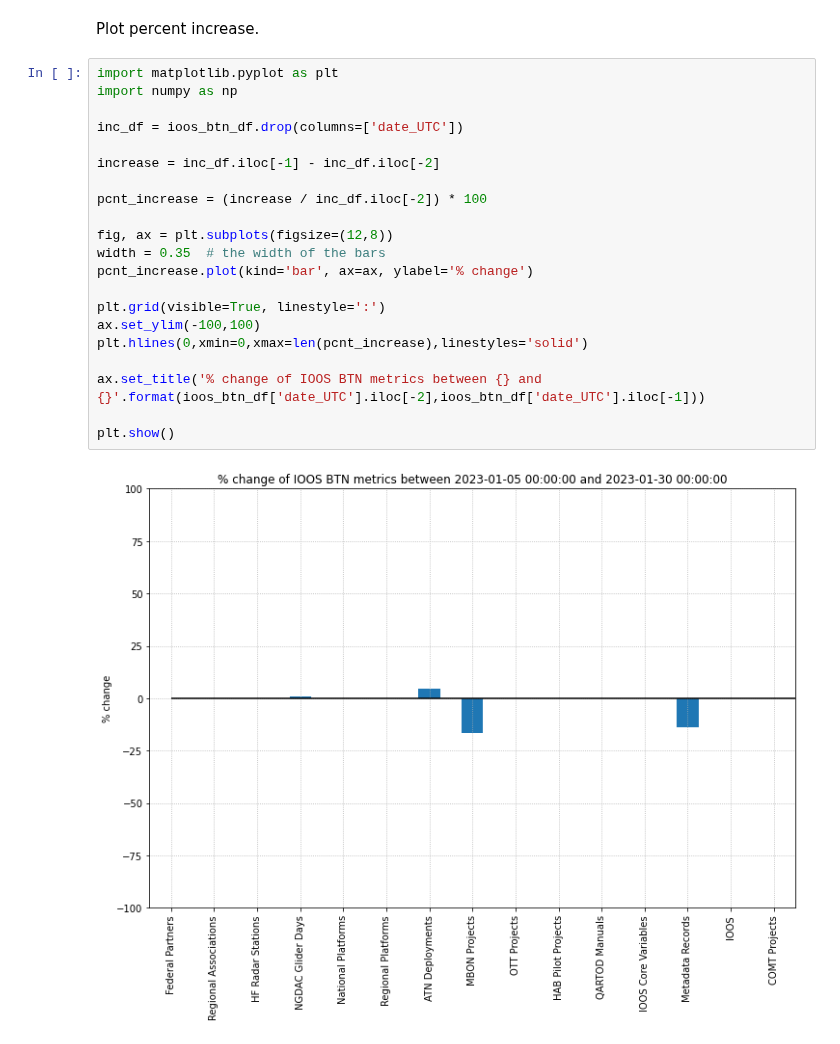
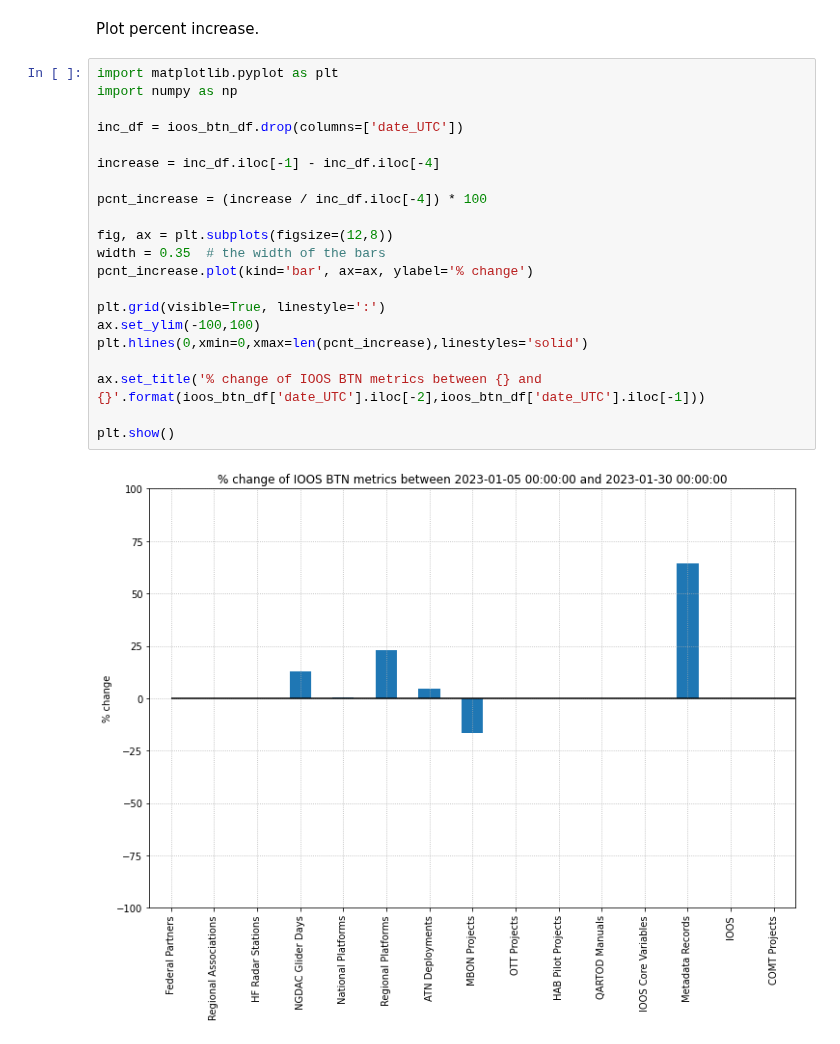
Before and after one commit to ioos/ioos_metrics, a Jupyter notebook: IOOS_BTN.ipynb, the cells around one changed output. Saved outputs shown, nothing was run; the diff lists cells and outputs as text.

Commit message:
including percent increase since July

```diff
--- a/IOOS_BTN.ipynb
+++ b/IOOS_BTN.ipynb
@@ -946,23 +946,23 @@ Plot percent increase.
 # %%
 import matplotlib.pyplot as plt
 import numpy as np
 
 inc_df = ioos_btn_df.drop(columns=['date_UTC'])
 
-increase = inc_df.iloc[-1] - inc_df.iloc[-2]
+increase = inc_df.iloc[-1] - inc_df.iloc[-4]
 
-pcnt_increase = (increase / inc_df.iloc[-2]) * 100
+pcnt_increase = (increase / inc_df.iloc[-4]) * 100
 
 fig, ax = plt.subplots(figsize=(12,8))
 width = 0.35  # the width of the bars
 pcnt_increase.plot(kind='bar', ax=ax, ylabel='% change')
 
 plt.grid(visible=True, linestyle=':')
 ax.set_ylim(-100,100)
 plt.hlines(0,xmin=0,xmax=len(pcnt_increase),linestyles='solid')
 
 ax.set_title('% change of IOOS BTN metrics between {} and {}'.format(ioos_btn_df['date_UTC'].iloc[-2],ioos_btn_df['date_UTC'].iloc[-1]))
 
 plt.show()
 # %% [output]
-[figure, old version]
+[figure, new version]
```
Also changed, not shown: parts of 1 cell of this notebook.
